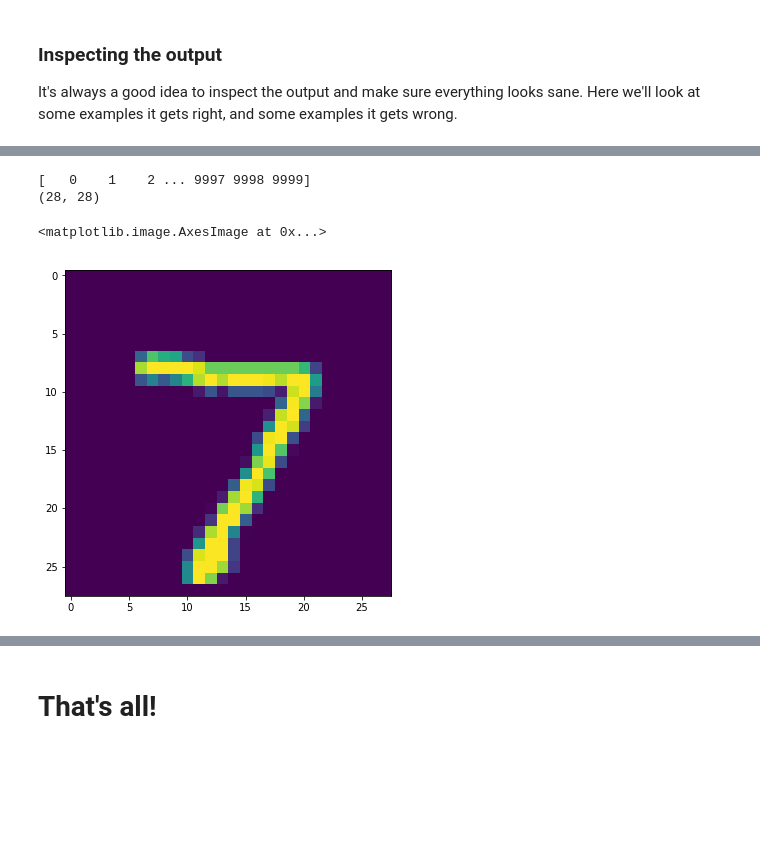
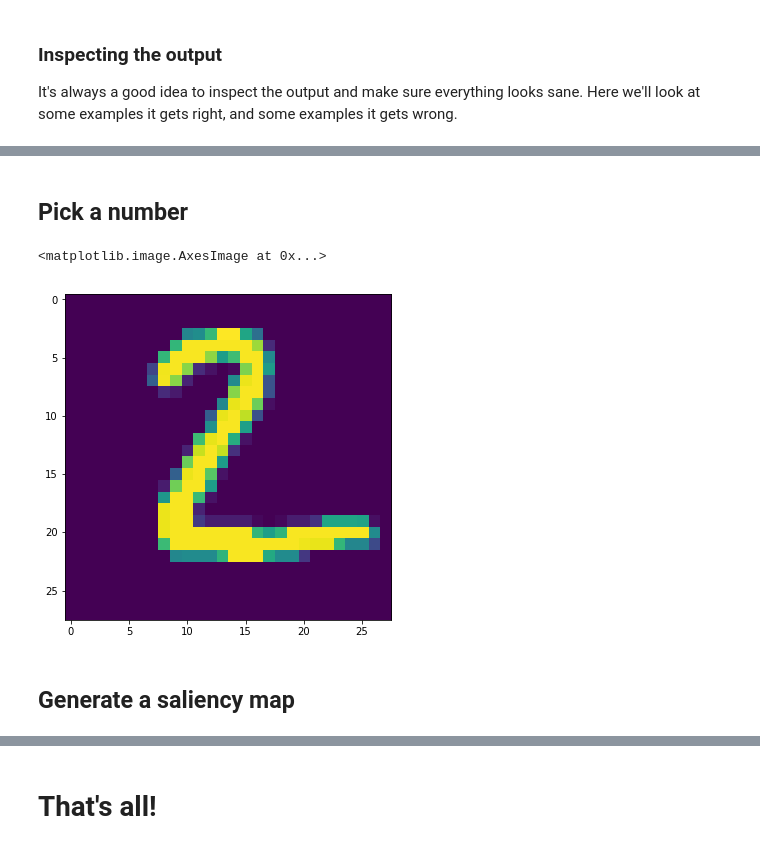
Before and after one commit to dmitryaleks/keras-mnist-tutorial, a Jupyter notebook: MNIST in Keras.ipynb, the cells around one changed output, grey strips where cells are left out. Cells and saved outputs as stored; diff of their text form; code cells hidden in the pictures; blank space fills up the shorter version.

```diff
--- a/MNIST in Keras.ipynb
+++ b/MNIST in Keras.ipynb
@@ -73,14 +73,14 @@ nb_classes = 10
 # the data, shuffled and split between tran and test sets
 (X_train, y_train), (X_test, y_test) = mnist.load_data()
 
-max_train = 5000
+max_train = 2000
 
 X_train = X_train[:max_train]
 y_train = y_train[:max_train]
 print("X_train original shape", X_train.shape)
 print("y_train original shape", y_train.shape)
 
-max_test = 500
+max_test = 300
 X_test = X_test[:max_test]
 y_test = y_test[:max_test]
 # %% [output]
@@ -349,24 +361,26 @@ Incorrect classifications:
+# %% [markdown]
+## Pick a number
 # %%
+digit_to_instpect = 2
+
 class_idx = 0
-indices = np.where(y_test[:] == 1.)[0]
-print(indices)
+indices = np.where(y_test[:] == digit_to_instpect)[0]
 
 # pick some random input from here.
 idx = indices[0]
 
 # Lets sanity check the picked image.
 from matplotlib import pyplot as plt
 %matplotlib inline
 plt.rcParams['figure.figsize'] = (18, 6)
 
 symbol_img = X_test[idx].reshape(28,28)
-print(symbol_img.shape)
 plt.imshow(symbol_img)
 # %% [output]
-[   0    1    2 ... 9997 9998 9999]
-(28, 28)
+<matplotlib.image.AxesImage at 0x...>
-<matplotlib.image.AxesImage at 0x...>
-[figure, old version]
+[figure, new version]
+# %% [markdown]
+## Generate a saliency map
 # %%
 from vis.visualization import visualize_saliency
 from vis.utils import utils
```
Also changed, not shown: parts of 21 cells of this notebook.
